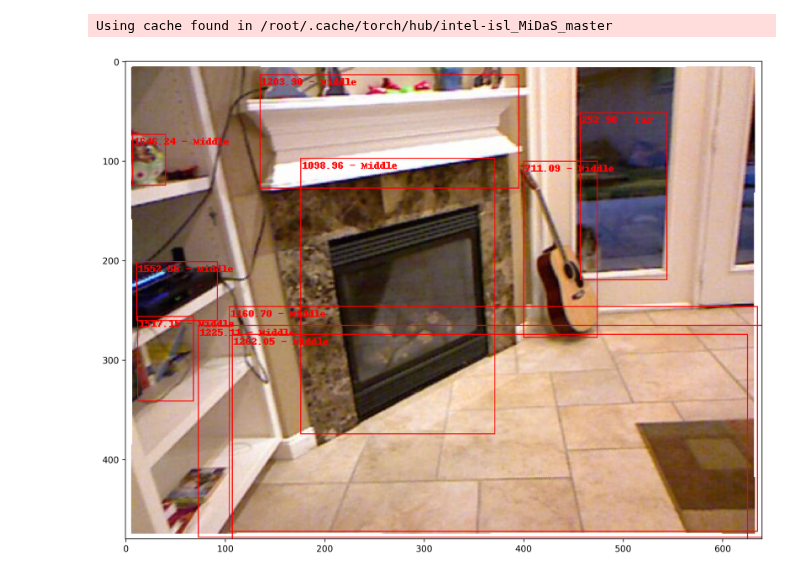
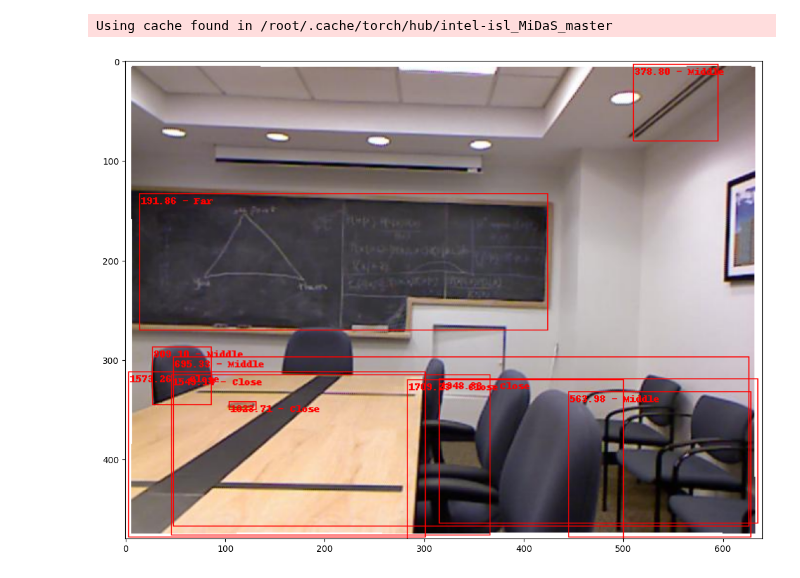
Before and after one commit to AminAlam/Deep-Object, a Jupyter notebook: train.ipynb, the cells around one changed output. Saved outputs shown, nothing was run; the diff lists cells and outputs as text; code cells hidden in the pictures.

Commit message:
extra results removed from train jupyter notebook

```diff
--- a/train.ipynb
+++ b/train.ipynb
@@ -28,7 +28,7 @@ convert2png = 0
 
 num_classes = 894
 
-num_epochs = 50
+num_epochs = 1
 
 load_model = 1
 save_model = 1
@@ -212,7 +200,7 @@ if load_model:
       utils.load_checkpoint(torch.load(DD_model_save_dir, map_location=torch.device(device)), depth_estimator, optimizer)
 
 for epoch in range(num_epochs):
-  # train_one_epoch_DD(depth_estimator, optimizer, criterion, train_loader, device, epoch, print_freq=20, logs_path=DD_logs_path)
+  train_one_epoch_DD(depth_estimator, optimizer, criterion, train_loader, device, epoch, print_freq=20, logs_path=DD_logs_path)
 
   if save_model:
         checkpoint = {
@@ -240,16 +245,16 @@ if load_model:
 Using cache found in /root/.cache/torch/hub/intel-isl_MiDaS_master
 # %%
 concater = models.Concater(object_detector, depth_estimator)
-
+images, depths, targets = next(iter(train_loader))
 images = list(image for image in images)
 img = images[3].to(device)
 
 plot_img = concater.out(img)
 
 fig = plt.figure()
 fig.set_size_inches(18, 10)
-fig.set_dpi(300)
+fig.set_dpi(100)
 plt.imshow(plot_img)
 plt.show()
 # %% [output]
-[figure, old version]
+[figure, new version]
```
Also changed, not shown: parts of 10 cells of this notebook, 1 other file.
